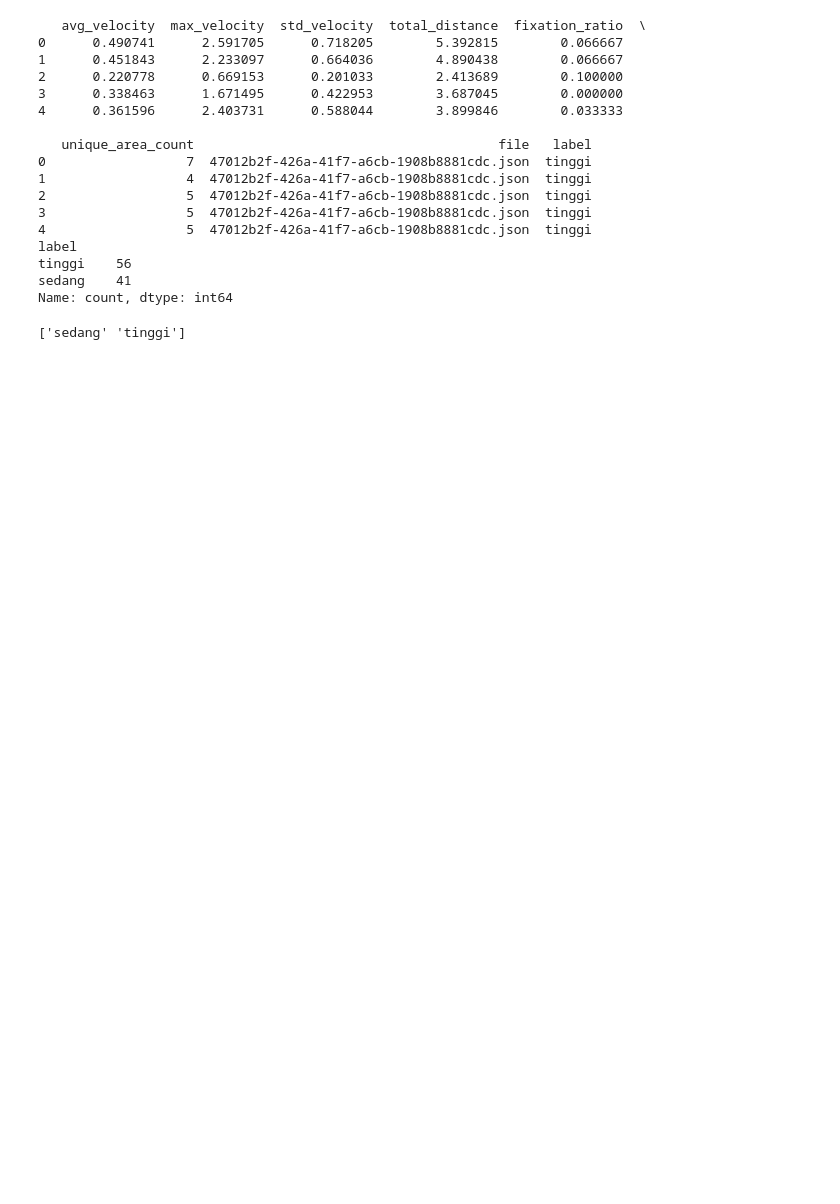
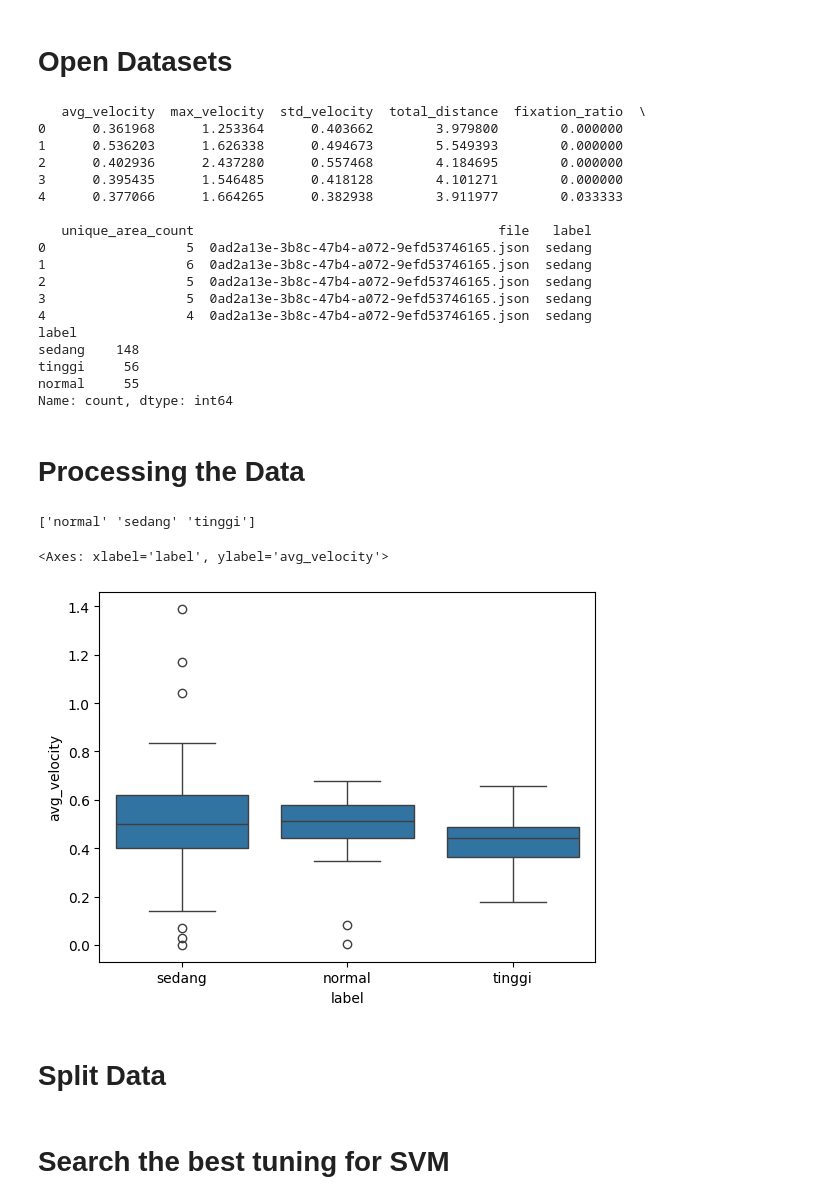
Before and after one commit to Mahayoga/tobii-data-processing, a Jupyter notebook: train_model_svm.ipynb, the cells around one changed output. Cells and saved outputs as stored; diff of their text form; code cells hidden in the pictures; blank space fills up the shorter version.

```diff
--- a/train_model_svm.ipynb
+++ b/train_model_svm.ipynb
@@ -13,27 +18,32 @@ from collections import Counter
+# %% [markdown]
+# Open Datasets
 # %%
-df = pd.read_csv("eye_tracking_dataset.csv")
+df = pd.read_csv("eye_tracking_dataset_2.csv")
 
 # lihat sekilas
 print(df.head())
 print(df["label"].value_counts())
 # %% [output]
    avg_velocity  max_velocity  std_velocity  total_distance  fixation_ratio  \
-0      0.490741      2.591705      0.718205        5.392815        0.066667
-1      0.451843      2.233097      0.664036        4.890438        0.066667
-2      0.220778      0.669153      0.201033        2.413689        0.100000
-3      0.338463      1.671495      0.422953        3.687045        0.000000
-4      0.361596      2.403731      0.588044        3.899846        0.033333
+0      0.361968      1.253364      0.403662        3.979800        0.000000
+1      0.536203      1.626338      0.494673        5.549393        0.000000
+2      0.402936      2.437280      0.557468        4.184695        0.000000
+3      0.395435      1.546485      0.418128        4.101271        0.000000
+4      0.377066      1.664265      0.382938        3.911977        0.033333
 
    unique_area_count                                       file   label
-0                  7  47012b2f-426a-41f7-a6cb-1908b8881cdc.json  tinggi
-1                  4  47012b2f-426a-41f7-a6cb-1908b8881cdc.json  tinggi
-2                  5  47012b2f-426a-41f7-a6cb-1908b8881cdc.json  tinggi
-3                  5  47012b2f-426a-41f7-a6cb-1908b8881cdc.json  tinggi
-4                  5  47012b2f-426a-41f7-a6cb-1908b8881cdc.json  tinggi
+0                  5  0ad2a13e-3b8c-47b4-a072-9efd53746165.json  sedang
+1                  6  0ad2a13e-3b8c-47b4-a072-9efd53746165.json  sedang
+2                  5  0ad2a13e-3b8c-47b4-a072-9efd53746165.json  sedang
+3                  5  0ad2a13e-3b8c-47b4-a072-9efd53746165.json  sedang
+4                  4  0ad2a13e-3b8c-47b4-a072-9efd53746165.json  sedang
 label
-tinggi    56
-sedang    41
+sedang    148
+tinggi     56
+normal     55
 Name: count, dtype: int64
+# %% [markdown]
+# Processing the Data
 # %%
 X = df.drop(columns=["file", "label"])
 y = df["label"]
@@ -43,7 +53,14 @@ y = le.fit_transform(y)
 
 print(le.classes_)  # untuk cek mapping label
 # %% [output]
-['sedang' 'tinggi']
+['normal' 'sedang' 'tinggi']
+# %%
+sns.boxplot(data=df, x='label', y='avg_velocity')
+# %% [output]
+<Axes: xlabel='label', ylabel='avg_velocity'>
+[figure, added]
+# %% [markdown]
+# Split Data
 # %%
 X_train, X_test, y_train, y_test = train_test_split(
     X, y,
@@ -63,3 +87,5 @@ scaler = StandardScaler()
 
 X_train = scaler.fit_transform(X_train)
 X_test = scaler.transform(X_test)
+# %% [markdown]
+# Search the best tuning for SVM
```
Also changed, not shown: parts of 22 cells of this notebook, 13 other files.
